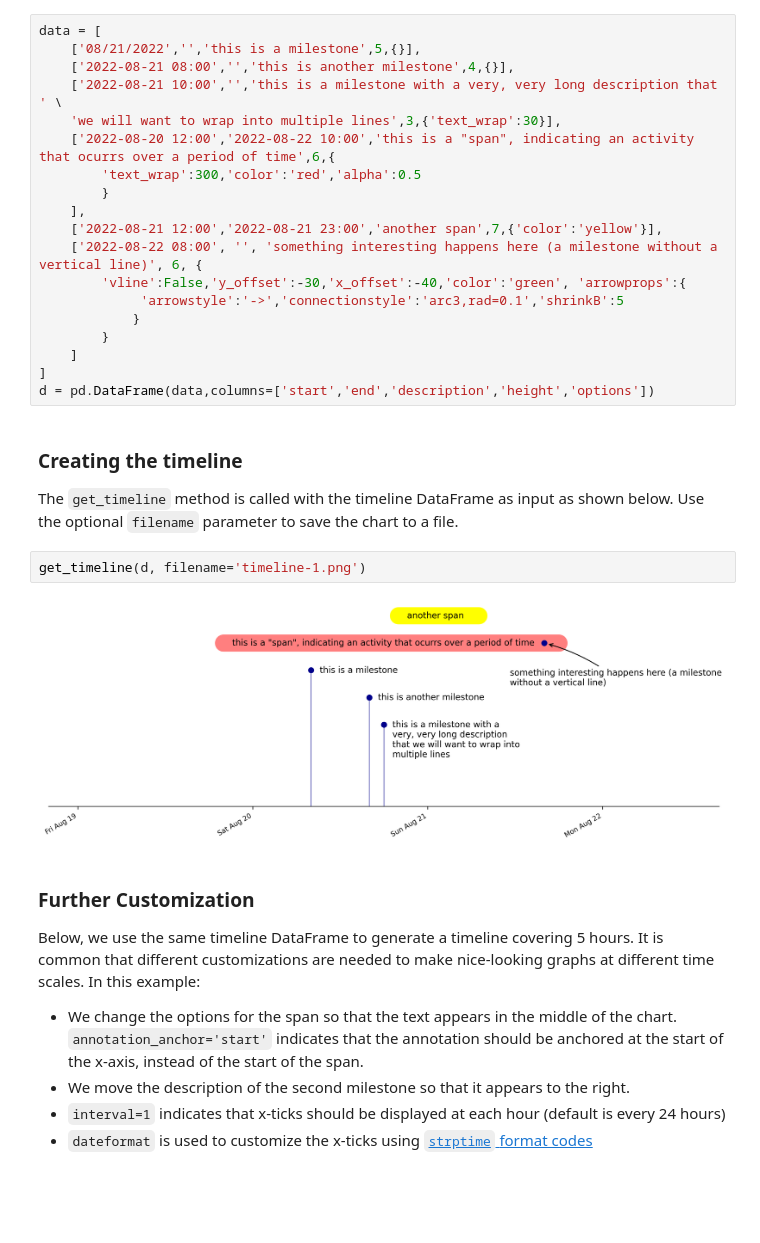
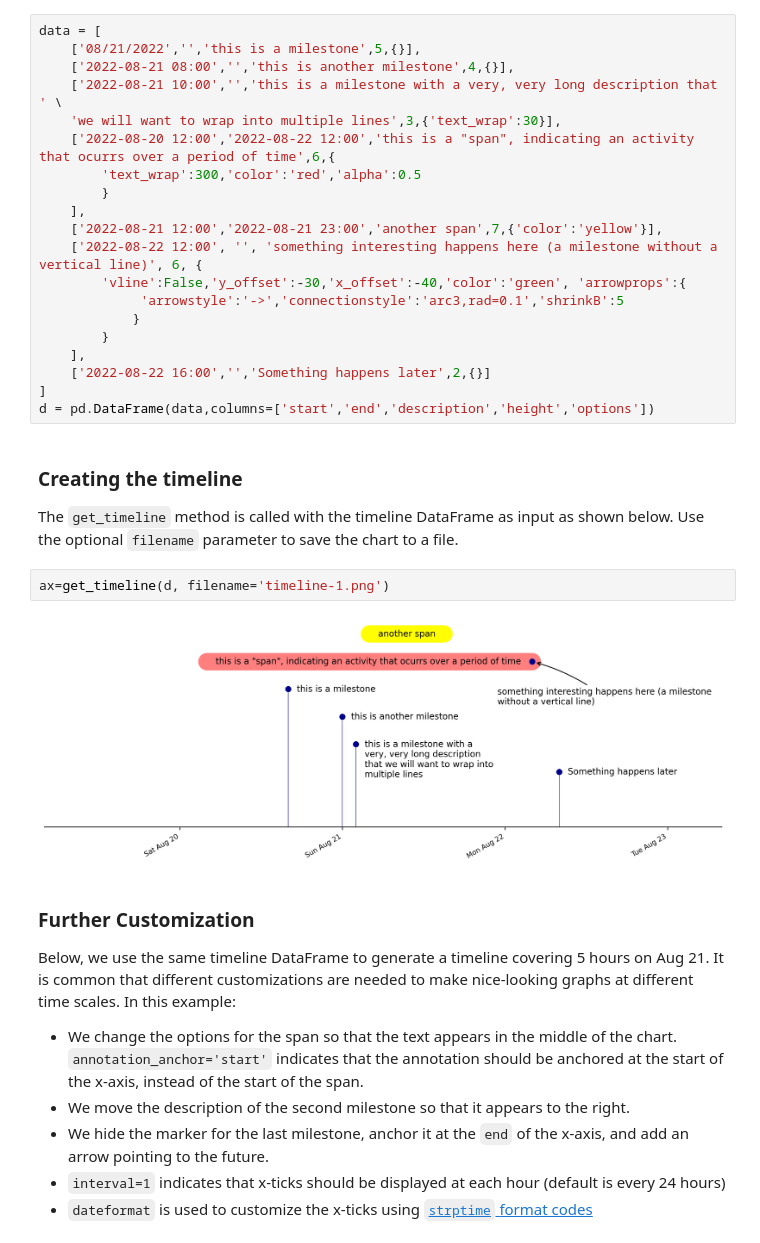
Before and after one commit to IBM/timeline-generator, a Jupyter notebook: demo/timeline.ipynb, the cells around one changed output. Drawn from its saved outputs; the diff is of its cells as text; blank space fills up the shorter version.

Commit message:
add marker and vline hiding options to notebook

```diff
--- a/demo/timeline.ipynb
+++ b/demo/timeline.ipynb
@@ -40,17 +42,18 @@ data = [
     ['2022-08-21 08:00','','this is another milestone',4,{}],
     ['2022-08-21 10:00','','this is a milestone with a very, very long description that ' \
     'we will want to wrap into multiple lines',3,{'text_wrap':30}],
-    ['2022-08-20 12:00','2022-08-22 10:00','this is a "span", indicating an activity that ocurrs over a period of time',6,{
+    ['2022-08-20 12:00','2022-08-22 12:00','this is a "span", indicating an activity that ocurrs over a period of time',6,{
         'text_wrap':300,'color':'red','alpha':0.5
         }
     ],
     ['2022-08-21 12:00','2022-08-21 23:00','another span',7,{'color':'yellow'}],
-    ['2022-08-22 08:00', '', 'something interesting happens here (a milestone without a vertical line)', 6, {
+    ['2022-08-22 12:00', '', 'something interesting happens here (a milestone without a vertical line)', 6, {
         'vline':False,'y_offset':-30,'x_offset':-40,'color':'green', 'arrowprops':{
              'arrowstyle':'->','connectionstyle':'arc3,rad=0.1','shrinkB':5
             }
         }
-    ]
+    ],
+    ['2022-08-22 16:00','','Something happens later',2,{}]
 ]
 d = pd.DataFrame(data,columns=['start','end','description','height','options'])
 # %% [markdown]
@@ -58,16 +61,17 @@ d = pd.DataFrame(data,columns=['start','end','description','height','options'])
 
 The `get_timeline` method is called with the timeline DataFrame as input as shown below.  Use the optional `filename` parameter to save the chart to a file.
 # %%
-get_timeline(d, filename='timeline-1.png')
+ax=get_timeline(d, filename='timeline-1.png')
 # %% [output]
-[figure, old version]
+[figure, new version]
 # %% [markdown]
 ### Further Customization
 
-Below, we use the same timeline DataFrame to generate a timeline covering 5 hours. It is common that different customizations are needed to make nice-looking graphs at different time scales. In this example:
+Below, we use the same timeline DataFrame to generate a timeline covering 5 hours on Aug 21. It is common that different customizations are needed to make nice-looking graphs at different time scales. In this example:
 
 - We change the options for the span so that the text appears in the middle of the chart. `annotation_anchor='start'` indicates that the annotation should be anchored at the start of the x-axis, instead of the start of the span.
 - We move the description of the second milestone so that it appears to the right.
+- We hide the marker for the last milestone, anchor it at the `end` of the x-axis, and add an arrow pointing to the future.
 - `interval=1` indicates that x-ticks should be displayed at each hour (default is every 24 hours)
 - `dateformat` is used to customize the x-ticks using [`strptime` format codes](https://docs.python.org/3/library/datetime.html#strftime-and-strptime-format-codes)
 # %%
```
Also changed, not shown: parts of 2 cells of this notebook, 1 other file.
